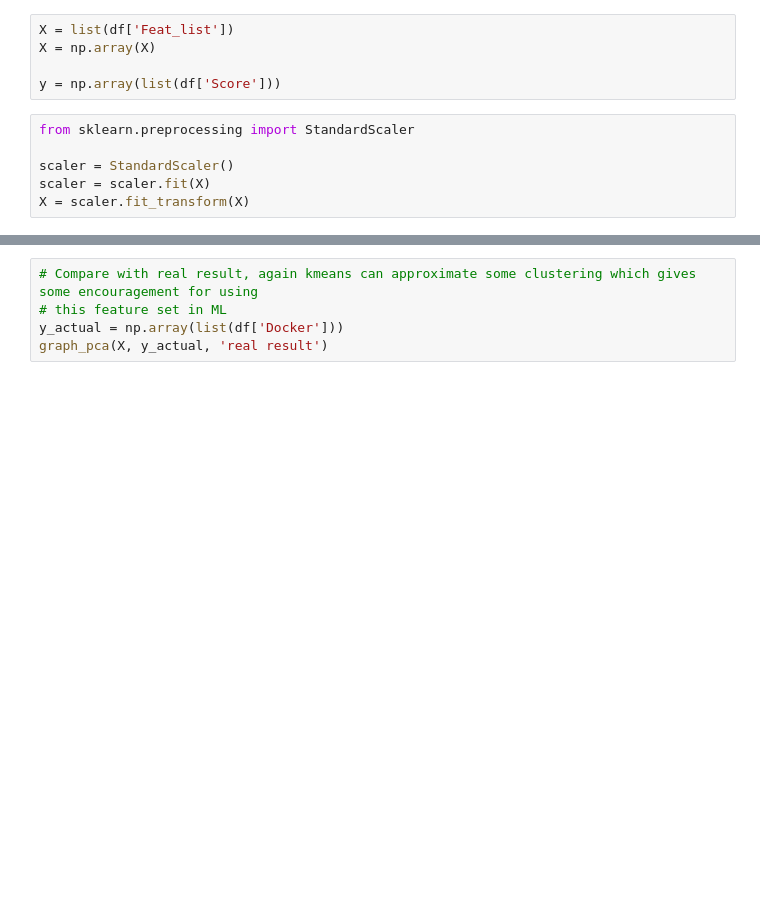
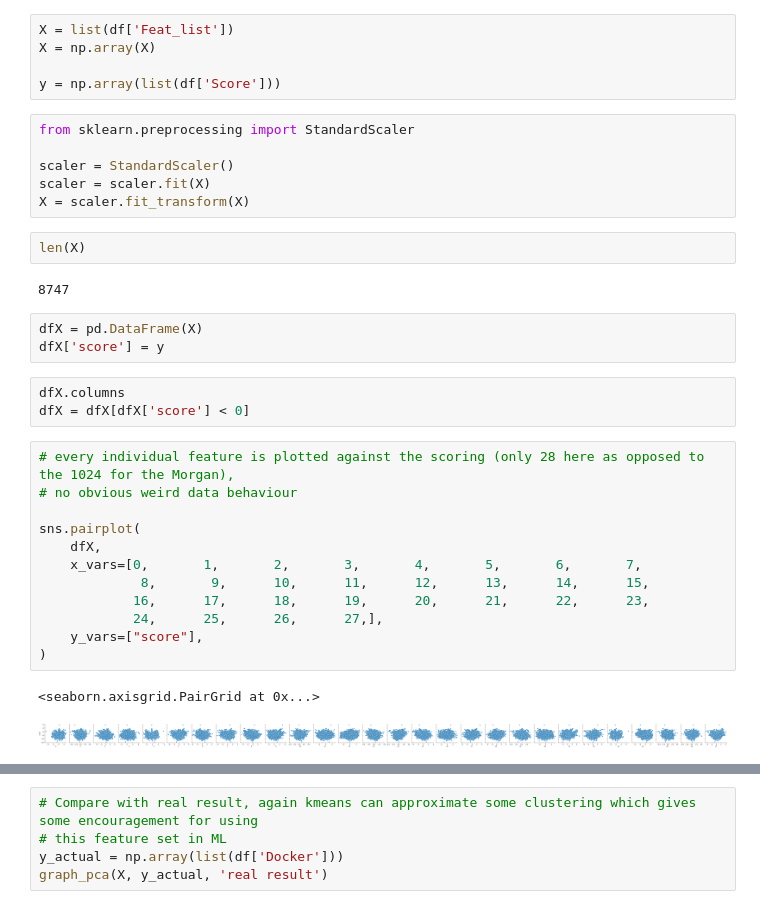
Before and after one commit to rohorne07/Accelerate-Notebook, a Jupyter notebook: Accelerate Notebook.ipynb, the cells around one changed output, grey strips where cells are left out. Saved outputs shown, nothing was run; the diff lists cells and outputs as text; blank space fills up the shorter version.

```diff
--- a/Accelerate Notebook.ipynb
+++ b/Accelerate Notebook.ipynb
@@ -361,4 +383,29 @@ from sklearn.preprocessing import StandardScaler
 scaler = StandardScaler()
 scaler = scaler.fit(X)
 X = scaler.fit_transform(X)
+# %%
+len(X)
+# %% [output]
+8747
+# %%
+dfX = pd.DataFrame(X)
+dfX['score'] = y
+# %%
+dfX.columns
+dfX = dfX[dfX['score'] < 0]
+# %%
+# every individual feature is plotted against the scoring (only 28 here as opposed to the 1024 for the Morgan),
+# no obvious weird data behaviour
+
+sns.pairplot(
+    dfX,
+    x_vars=[0,       1,       2,       3,       4,       5,       6,       7,
+             8,       9,      10,      11,      12,      13,      14,      15,
+            16,      17,      18,      19,      20,      21,      22,      23,
+            24,      25,      26,      27,],
+    y_vars=["score"],
+)
+# %% [output]
+<seaborn.axisgrid.PairGrid at 0x...>
+[figure, added]
 # %%
```
Also changed, not shown: parts of 46 cells of this notebook.
